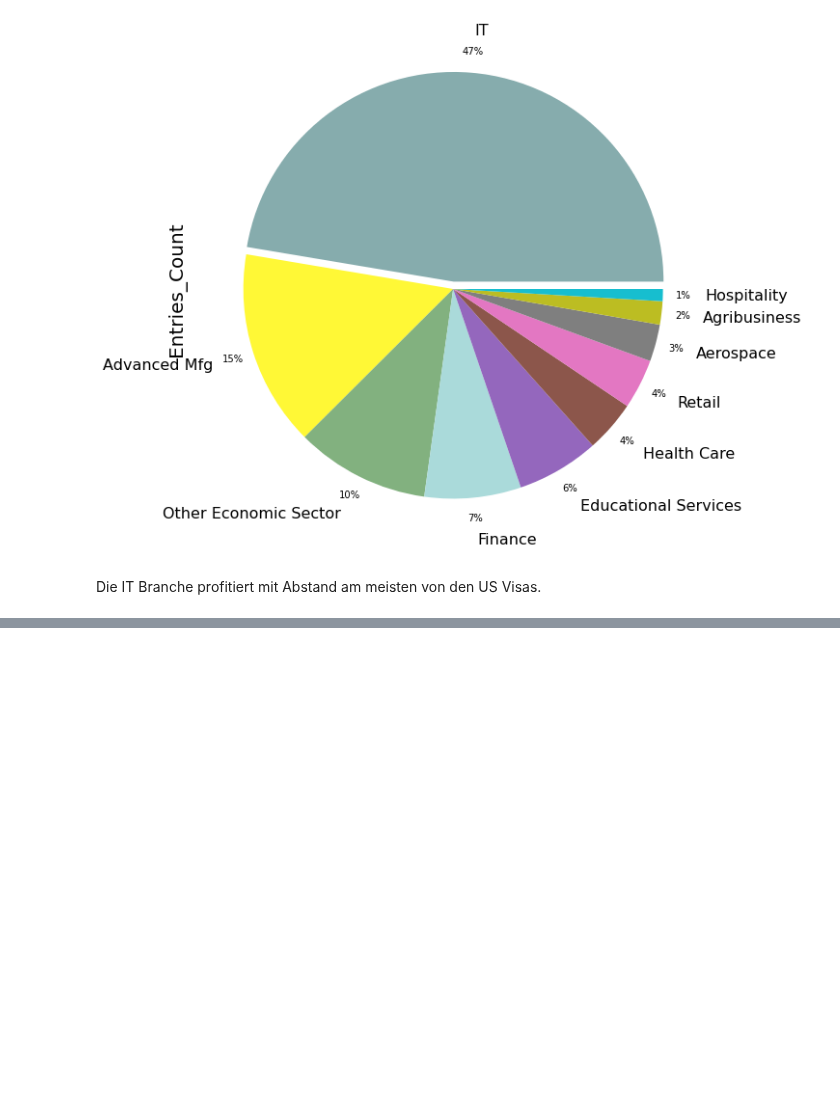
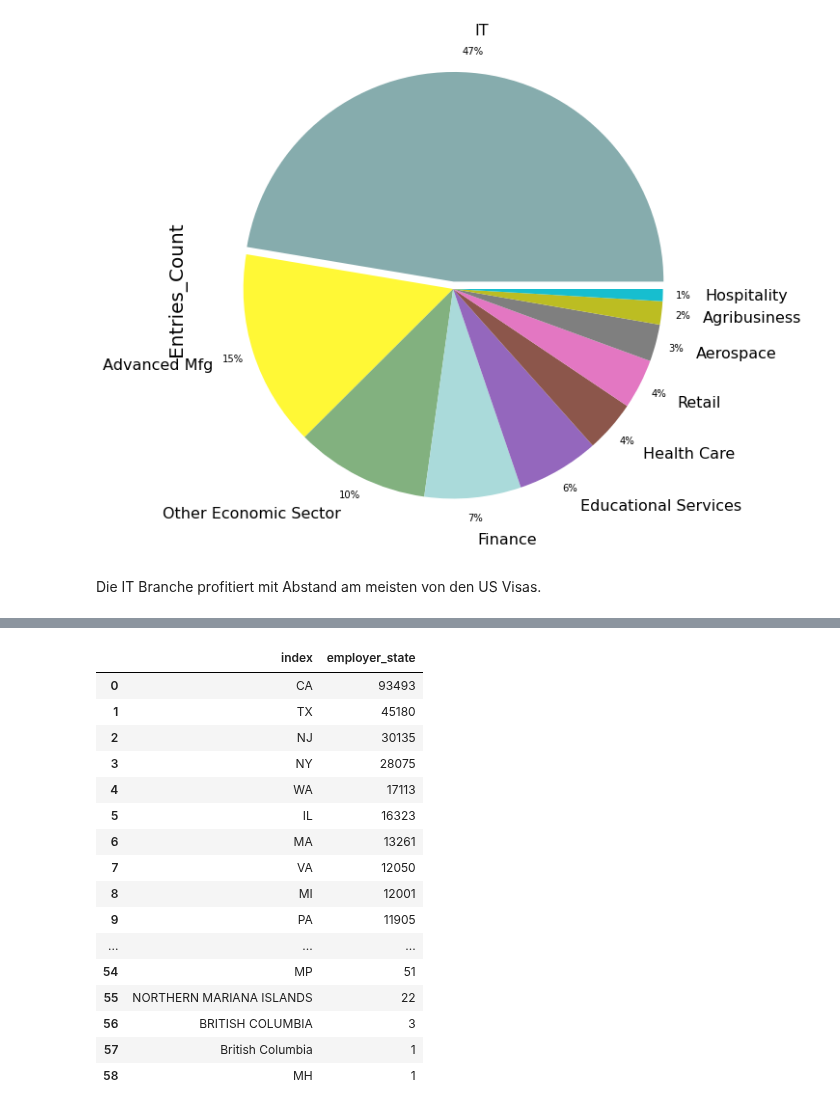
Before and after one commit to andy8001/python_visa, a Jupyter notebook: analysis/einwandererArbeitgeber.ipynb, the cells around one changed output, grey strips where cells are left out. Drawn from its saved outputs; the diff is of its cells as text; code cells hidden in the pictures; blank space fills up the shorter version.

```diff
--- a/analysis/einwandererArbeitgeber.ipynb
+++ b/analysis/einwandererArbeitgeber.ipynb
@@ -315,0 +372,29 @@ Die IT Branche profitiert mit Abstand am meisten von den US Visas.
+# %%
+# Standardized Format
+states_abbreviations_df['name'] = states_abbreviations_df['name'].str.upper()
+abbr_dictionary = states_abbreviations_df.set_index('name')['Postal Code'].to_dict()
+
+# Replace abbreviations by short-names
+visas_df['employer_state'] = visas_df['employer_state'].replace(abbr_dictionary)
+# %%
+fig_df = visas_df["employer_state"].value_counts().to_frame().reset_index()
+# %%
+fig_df
+# %% [output]
+|  | index | employer_state |
+| 0 | CA | 93493 |
+| 1 | TX | 45180 |
+| 2 | NJ | 30135 |
+| 3 | NY | 28075 |
+| 4 | WA | 17113 |
+| 5 | IL | 16323 |
+| 6 | MA | 13261 |
+| 7 | VA | 12050 |
+| 8 | MI | 12001 |
+| 9 | PA | 11905 |
+| ... | ... | ... |
+| 54 | MP | 51 |
+| 55 | NORTHERN MARIANA ISLANDS | 22 |
+| 56 | BRITISH COLUMBIA | 3 |
+| 57 | British Columbia | 1 |
+| 58 | MH | 1 |
```
Also changed, not shown: parts of 15 cells of this notebook, 1 other file.
